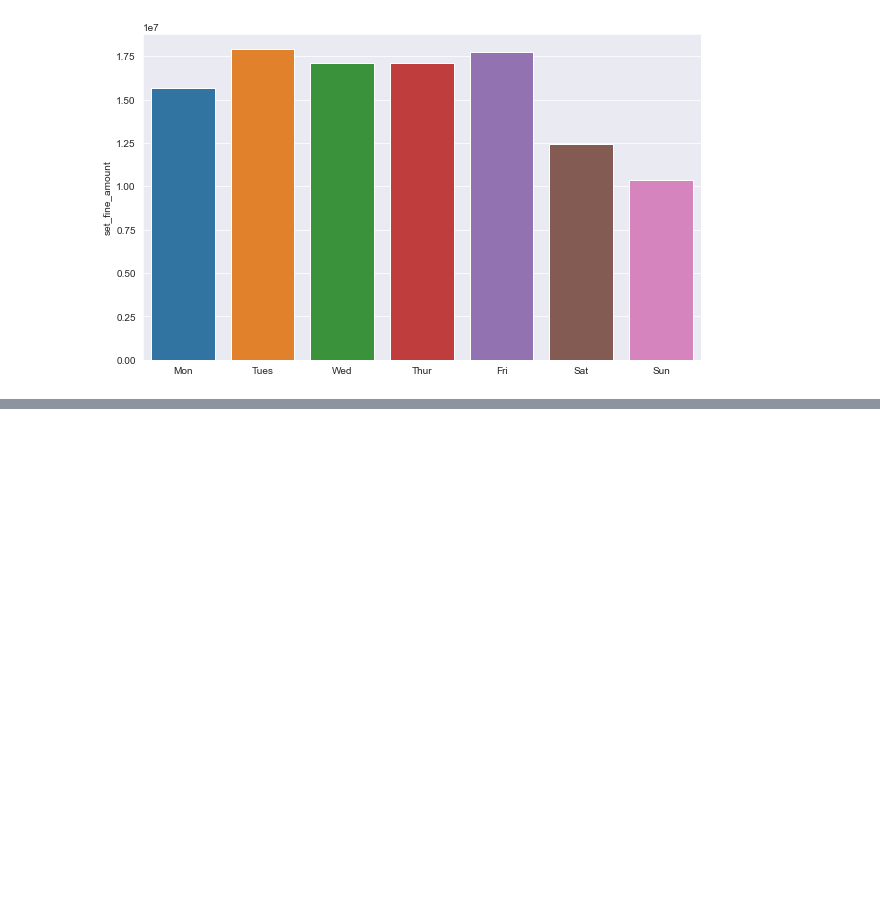
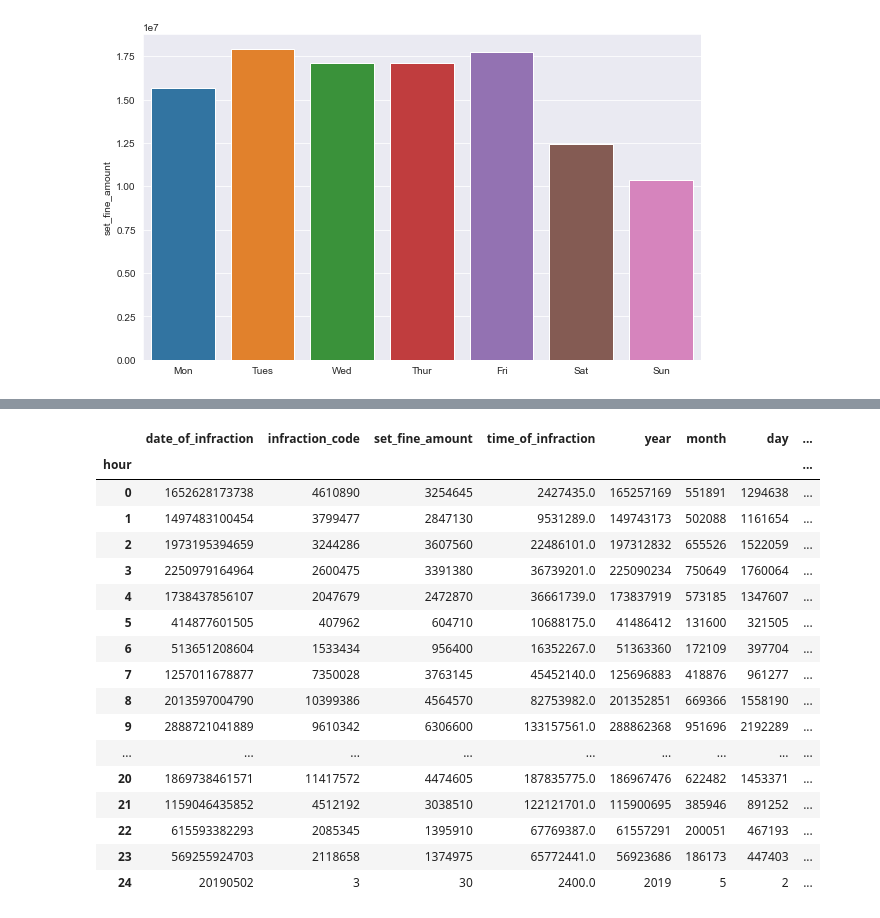
Before and after one commit to stefyperezg/Work-term-report-parking, a Jupyter notebook: Geocoding.ipynb, the cells around one changed output, grey strips where cells are left out. Drawn from its saved outputs; the diff is of its cells as text; code cells hidden in the pictures; blank space fills up the shorter version.

```diff
--- a/Geocoding.ipynb
+++ b/Geocoding.ipynb
@@ -458,0 +495,21 @@ sns.barplot(x=daysofweek, y="set_fine_amount", data=by_dayofweek)
+# %%
+df.groupby('hour').sum()
+# %% [output]
+|  | date_of_infraction | infraction_code | set_fine_amount | time_of_infraction | year | month | day | ... |
+| hour |  |  |  |  |  |  |  | ... |
+| 0 | 1652628173738 | 4610890 | 3254645 | 2427435.0 | 165257169 | 551891 | 1294638 | ... |
+| 1 | 1497483100454 | 3799477 | 2847130 | 9531289.0 | 149743173 | 502088 | 1161654 | ... |
+| 2 | 1973195394659 | 3244286 | 3607560 | 22486101.0 | 197312832 | 655526 | 1522059 | ... |
+| 3 | 2250979164964 | 2600475 | 3391380 | 36739201.0 | 225090234 | 750649 | 1760064 | ... |
+| 4 | 1738437856107 | 2047679 | 2472870 | 36661739.0 | 173837919 | 573185 | 1347607 | ... |
+| 5 | 414877601505 | 407962 | 604710 | 10688175.0 | 41486412 | 131600 | 321505 | ... |
+| 6 | 513651208604 | 1533434 | 956400 | 16352267.0 | 51363360 | 172109 | 397704 | ... |
+| 7 | 1257011678877 | 7350028 | 3763145 | 45452140.0 | 125696883 | 418876 | 961277 | ... |
+| 8 | 2013597004790 | 10399386 | 4564570 | 82753982.0 | 201352851 | 669366 | 1558190 | ... |
+| 9 | 2888721041889 | 9610342 | 6306600 | 133157561.0 | 288862368 | 951696 | 2192289 | ... |
+| ... | ... | ... | ... | ... | ... | ... | ... | ... |
+| 20 | 1869738461571 | 11417572 | 4474605 | 187835775.0 | 186967476 | 622482 | 1453371 | ... |
+| 21 | 1159046435852 | 4512192 | 3038510 | 122121701.0 | 115900695 | 385946 | 891252 | ... |
+| 22 | 615593382293 | 2085345 | 1395910 | 67769387.0 | 61557291 | 200051 | 467193 | ... |
+| 23 | 569255924703 | 2118658 | 1374975 | 65772441.0 | 56923686 | 186173 | 447403 | ... |
+| 24 | 20190502 | 3 | 30 | 2400.0 | 2019 | 5 | 2 | ... |
```
Also changed, not shown: parts of 10 cells of this notebook, 1 other file.
